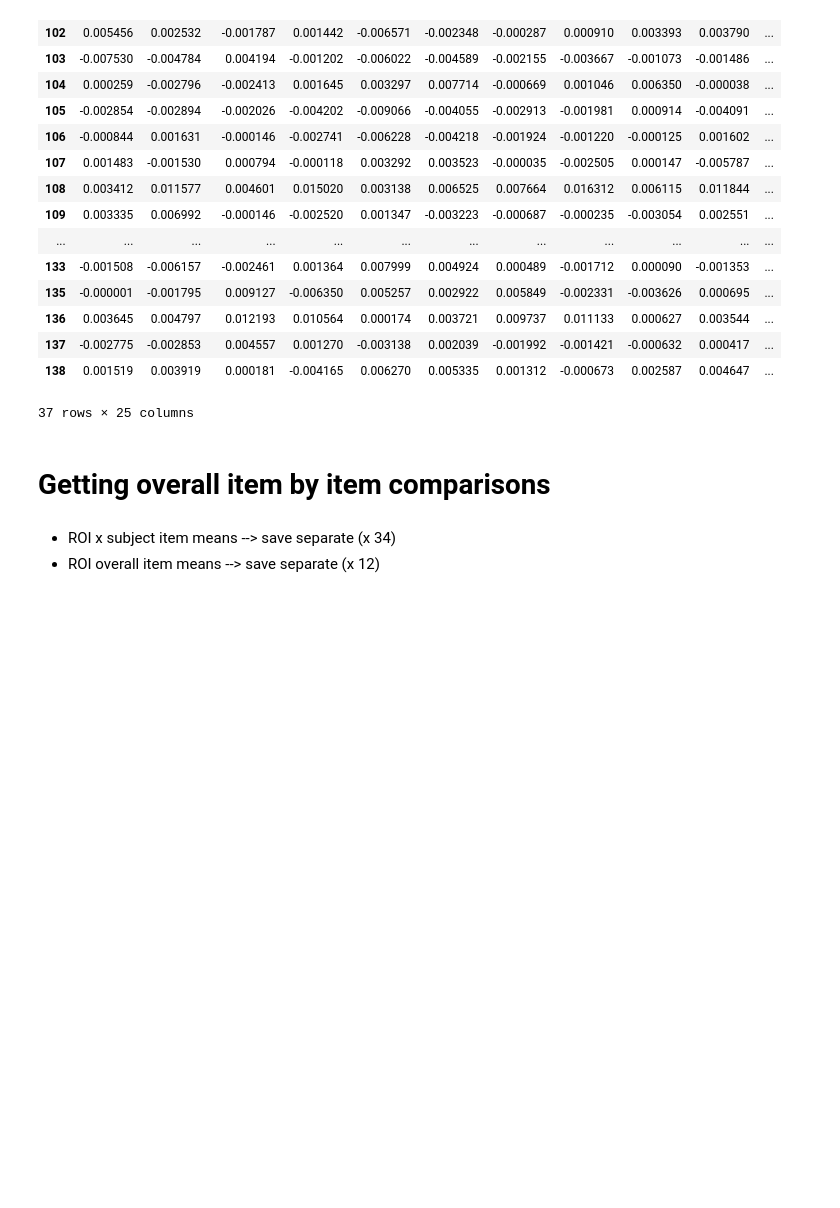
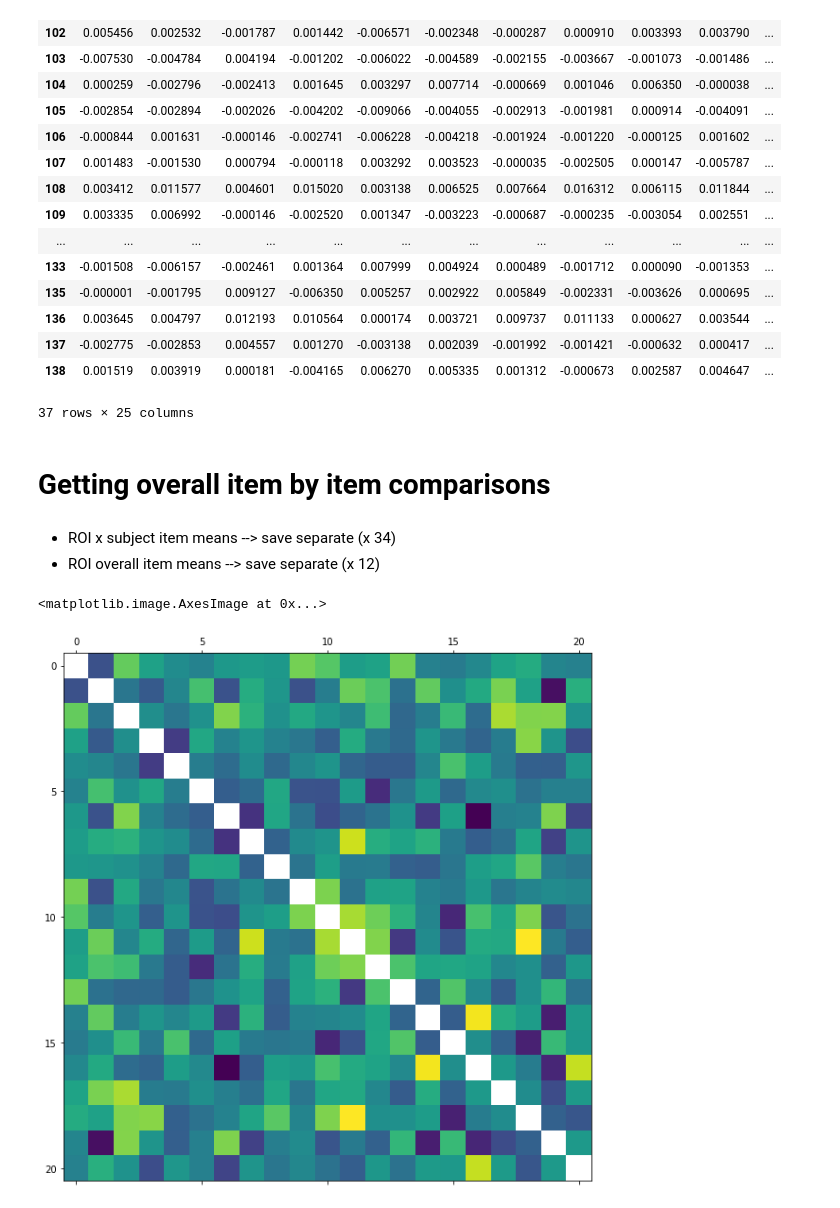
Before and after one commit to prestonlab/tesser_successor, a Jupyter notebook: jupyter/RSA_LSMeans_scrambled.ipynb, the cells around one changed output. Drawn from its saved outputs; the diff is of its cells as text; code cells hidden in the pictures; blank space fills up the shorter version.

```diff
--- a/jupyter/RSA_LSMeans_scrambled.ipynb
+++ b/jupyter/RSA_LSMeans_scrambled.ipynb
@@ -191,0 +98,7 @@ plt.matshow(same_object)
+# %%
+#same object = true
+#different object = false
+items_array = np.array(this_event_info.item)
+same_object = rsa.pair_eq(items_array)
+
+plt.matshow(same_object)
@@ -191,0 +118,6 @@ plt.matshow(same_object)
+# %%
+#appending item communities across all runs
+run_array = np.array(this_event_info.run)
+across_run = rsa.pair_neq(run_array)
+
+plt.matshow(across_run)
@@ -394,22 +316,24 @@ for r in range(len(rois)):
 
         #getting RSA for a subject + their ROI
         this_auto_rsa = rsa.load_rsa(data_dir, sub, roi)
+        this_event_info = rsa.load_scram_info(event_dir)
 
-        #getting the community membership of each item across all runs
-        #getting the run numbers of each item
-        #getting the scrambled numbers of each item
+        #within run = false
+        #across run = true
+        run_array = np.array(this_event_info.run)
+        across_run = rsa.pair_neq(run_array)
 
-        this_event_info = rsa.load_scram_info(event_dir)
-        run_all_runs = np.array(this_event_info.run)
-        run_all_items = np.array(this_event_info.item)
-
-        across_run = rsa.pair_neq(run_all_runs)
-        same_object = rsa.pair_eq(run_all_items)
+        #same object = true
+        #different object = false
+        items_array = np.array(this_event_info.item)
+        same_object = rsa.pair_eq(items_array)
 
         for x in range(len(this_auto_rsa)):
             x_item = this_event_info.item[x] - 1
+
             for y in range(len(this_auto_rsa)):
                 y_item = this_event_info.item[y] - 1
+
                 rsa_val = this_auto_rsa[x, y]
                 run_tf = across_run[x, y]
                 item_tf = same_object[x, y]
@@ -432,3 +356,8 @@ for r in range(len(rois)):
     roi_overall_avg = roi_overall_sum/len(subjs)
     name_overall = 'overall_' + roi + '_LSMeans_scrambled' +'_ItemSim.csv'
     np.savetxt(name_overall, roi_overall_avg, delimiter=",")
+# %%
+plt.matshow(roi_subj_avg)
+# %% [output]
+<matplotlib.image.AxesImage at 0x...>
+[figure, added]
```
Also changed, not shown: parts of 22 cells of this notebook.
